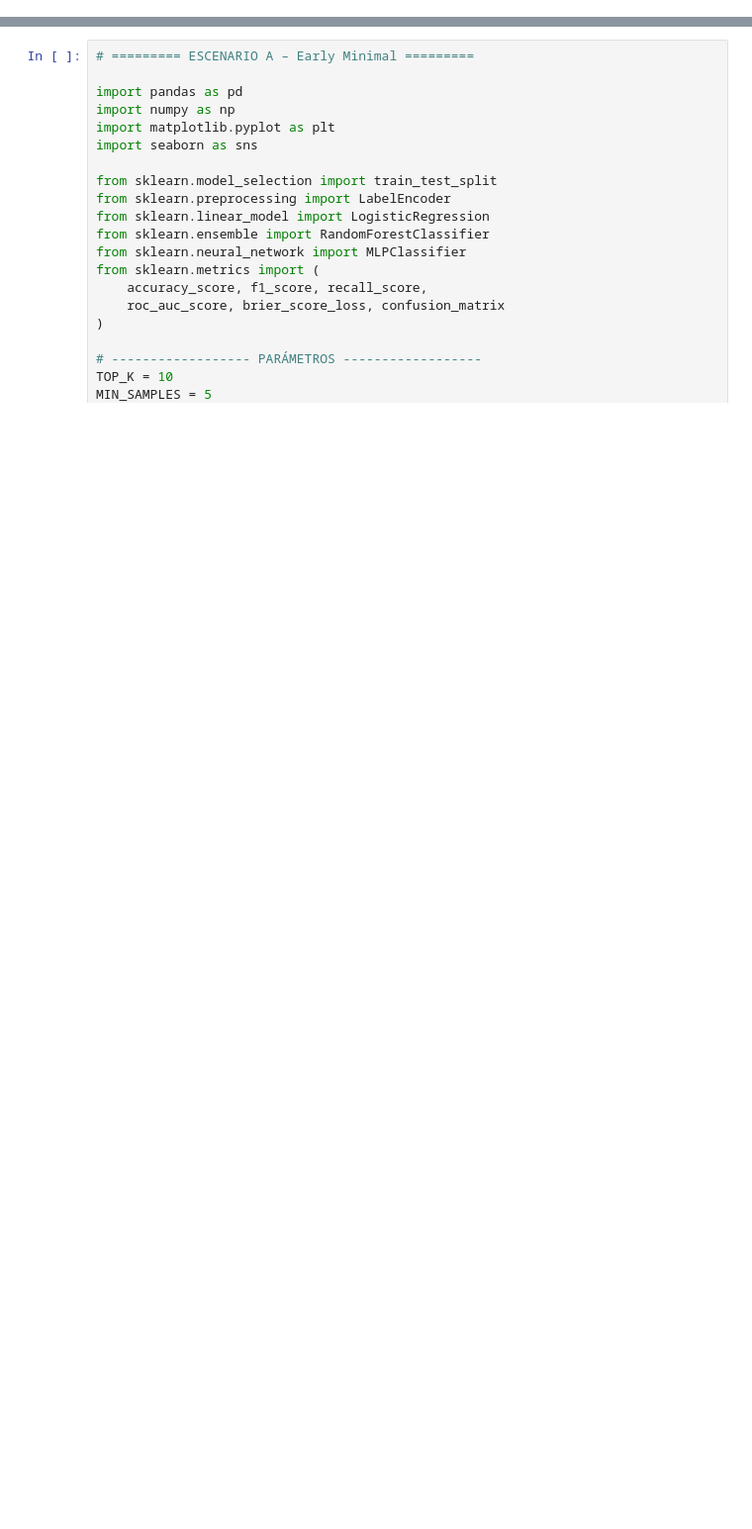
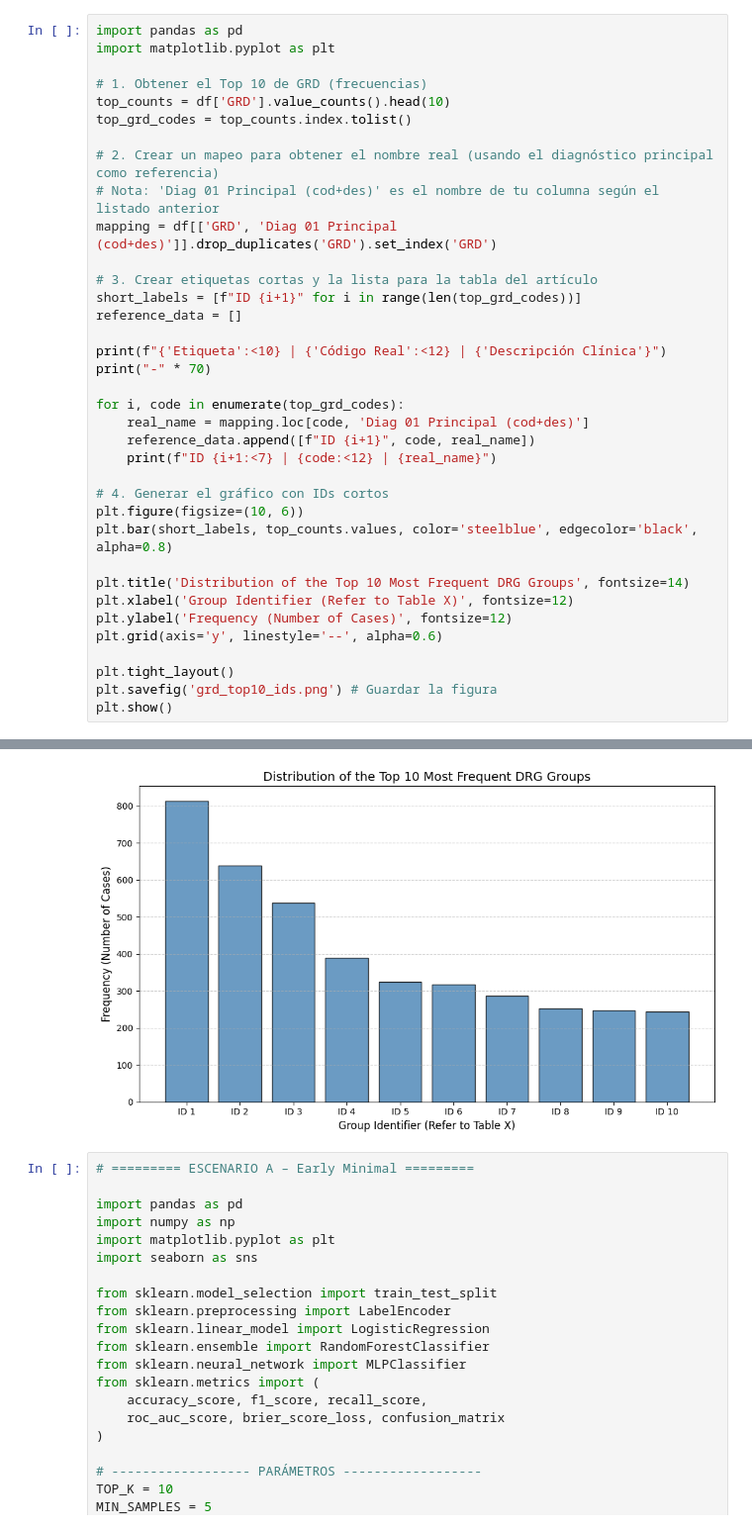
Before and after one commit to driosalegria/MSI608_PROYECTO_1_PREDICCION_DEL_GRD, a Jupyter notebook: Escenarios_Consolidado.ipynb, the cells around one changed output, grey strips where cells are left out. Shown at 99% size. Drawn from its saved outputs; the diff is of its cells as text; blank space fills up the shorter version.

```diff
--- a/Escenarios_Consolidado.ipynb
+++ b/Escenarios_Consolidado.ipynb
@@ -0,0 +51,37 @@
+# %%
+import pandas as pd
+import matplotlib.pyplot as plt
+
+# 1. Obtener el Top 10 de GRD (frecuencias)
+top_counts = df['GRD'].value_counts().head(10)
+top_grd_codes = top_counts.index.tolist()
+
+# 2. Crear un mapeo para obtener el nombre real (usando el diagnóstico principal como referencia)
+# Nota: 'Diag 01 Principal (cod+des)' es el nombre de tu columna según el listado anterior
+mapping = df[['GRD', 'Diag 01 Principal (cod+des)']].drop_duplicates('GRD').set_index('GRD')
+
+# 3. Crear etiquetas cortas y la lista para la tabla del artículo
+short_labels = [f"ID {i+1}" for i in range(len(top_grd_codes))]
+reference_data = []
+
+print(f"{'Etiqueta':<10} | {'Código Real':<12} | {'Descripción Clínica'}")
+print("-" * 70)
+
+for i, code in enumerate(top_grd_codes):
+    real_name = mapping.loc[code, 'Diag 01 Principal (cod+des)']
+    reference_data.append([f"ID {i+1}", code, real_name])
+    print(f"ID {i+1:<7} | {code:<12} | {real_name}")
+
+# 4. Generar el gráfico con IDs cortos
+plt.figure(figsize=(10, 6))
+plt.bar(short_labels, top_counts.values, color='steelblue', edgecolor='black', alpha=0.8)
+
+plt.title('Distribution of the Top 10 Most Frequent DRG Groups', fontsize=14)
+plt.xlabel('Group Identifier (Refer to Table X)', fontsize=12)
+plt.ylabel('Frequency (Number of Cases)', fontsize=12)
+plt.grid(axis='y', linestyle='--', alpha=0.6)
+
+plt.tight_layout()
+plt.savefig('grd_top10_ids.png') # Guardar la figura
+plt.show()
+# %% [output]
@@ -1,3 +100,4 @@
+[figure, added]
 # %%
 # ========= ESCENARIO A – Early Minimal =========
 
```
Also changed, not shown: parts of 4 cells of this notebook.
